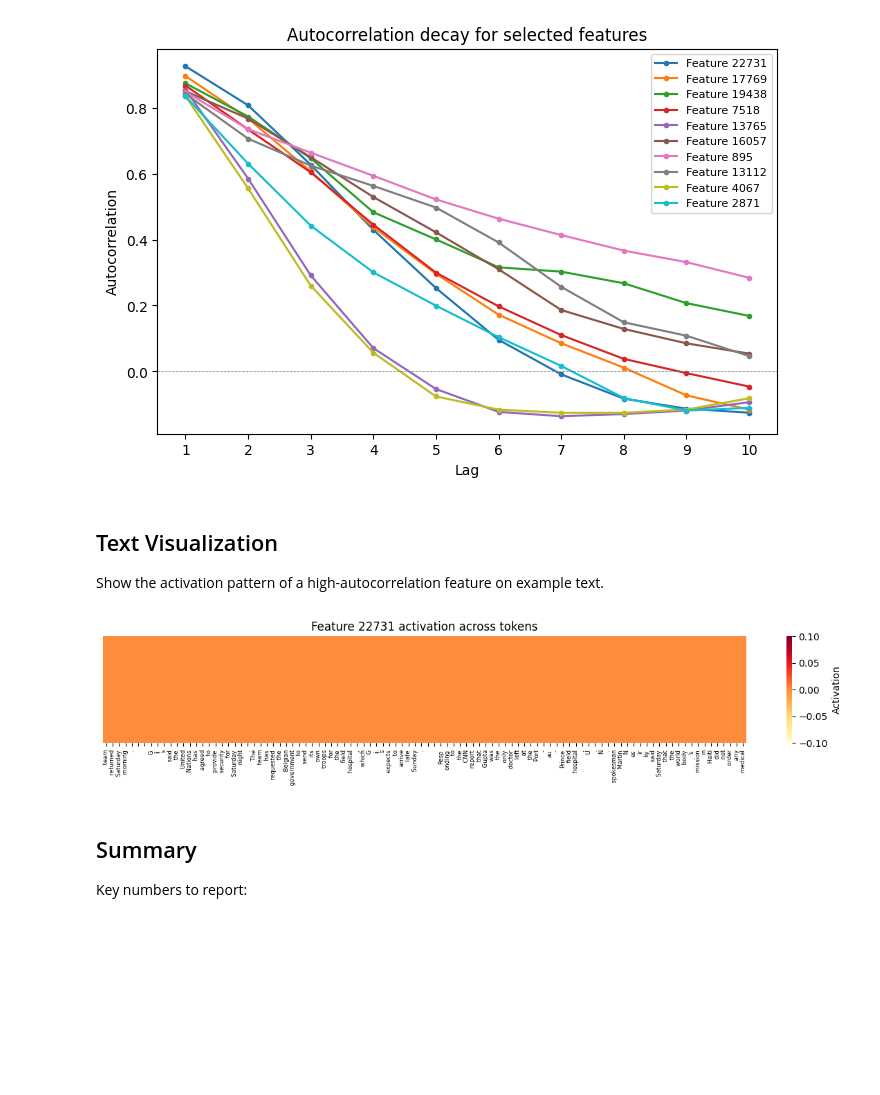
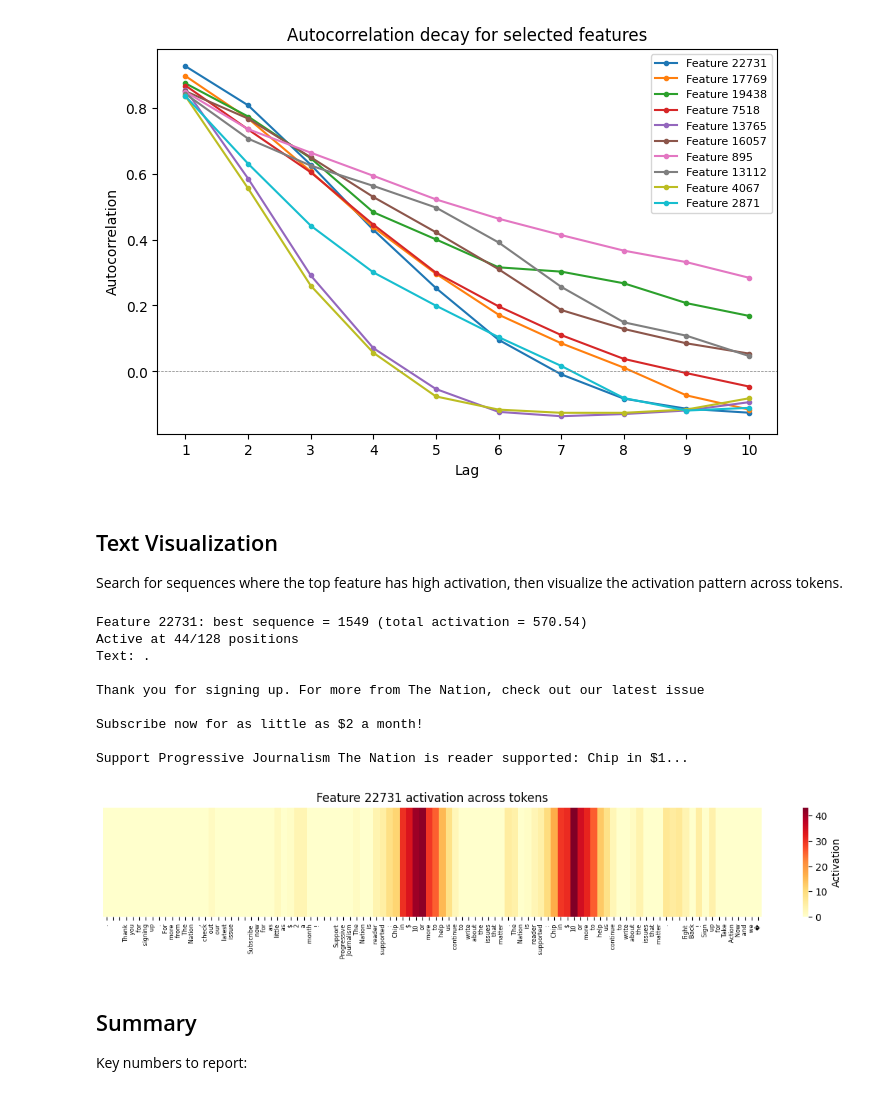
Before and after one commit to chainik1125/temp_xc, a Jupyter notebook: bill/temporal_autocorrelation/notebooks/01_temporal_autocorrelation.ipynb, the cells around one changed output. Saved outputs shown, nothing was run; the diff lists cells and outputs as text; code cells hidden in the pictures; blank space fills up the shorter version.

Commit message:
Improve text visualization cell in notebook
Track best sequence per feature during main loop instead of
re-running all batches. Visualization now does a single forward
pass to render the heatmap.

```diff
--- a/bill/temporal_autocorrelation/notebooks/01_temporal_autocorrelation.ipynb
+++ b/bill/temporal_autocorrelation/notebooks/01_temporal_autocorrelation.ipynb
@@ -92,6 +92,10 @@ We never materialize the full `[N, T, D]` tensor. Each batch is ~50MB of feature
 # %%
 num_features = sae.cfg.d_sae
 stats = FeatureStatistics(num_features=num_features, max_lag=config.max_lag)
+
+# Track which sequence has the highest total activation per feature (for visualization later)
+best_seq_idx = np.zeros(num_features, dtype=np.int64)
+best_total_act = np.zeros(num_features)
 
 num_batches = (config.num_sequences + config.batch_size - 1) // config.batch_size
 
@@ -107,6 +111,14 @@ for batch_idx in tqdm(range(num_batches), desc="Processing batches"):
     for i in range(batch_acts.shape[0]):
         stats.update(batch_acts[i], min_activations=config.min_activations_for_autocorr)
 
+    # Track best sequence per feature
+    total_acts = batch_acts.sum(axis=1)  # [B, D]
+    batch_best = total_acts.argmax(axis=0)  # [D]
+    batch_best_vals = total_acts[batch_best, np.arange(num_features)]  # [D]
+    improved = batch_best_vals > best_total_act
+    best_total_act[improved] = batch_best_vals[improved]
+    best_seq_idx[improved] = start + batch_best[improved]
+
 stats.finalize()
 print(f"Total positions processed: {stats.total_positions}")
 print(f"Features with valid magnitude: {(~np.isnan(stats.mean_magnitude_when_active)).sum()}")
@@ -249,29 +261,44 @@ Top 10 features by mean lag-1 autocorrelation:
   Feature  4067: lag-1 AC = 0.8355, magnitude = 22.3246, frequency = 0.0007
   Feature  2871: lag-1 AC = 0.8353, magnitude = 1.7564, frequency = 0.0055
 [figure]
-# %% [markdown]
-## Text Visualization
-
-Show the activation pattern of a high-autocorrelation feature on example text.
+# %% [markdown]
+## Text Visualization
+
+Search for sequences where the top feature has high activation, then visualize the activation pattern across tokens.
 # %%
-# Use the top feature and first sequence
 viz_feature = top_feature_ids[0]
-viz_tokens = tokens[0].to(device)
+seq_idx = best_seq_idx[viz_feature]
+
+print(f"Feature {viz_feature}: best sequence = {seq_idx} (total activation = {best_total_act[viz_feature]:.2f})")
+
+# Single forward pass for just this one sequence
 viz_acts = extract_sae_features_batch(
-    model, sae, viz_tokens.unsqueeze(0), config.hook_point
+    model, sae, tokens[seq_idx].unsqueeze(0).to(device), config.hook_point
 )
+token_strings = [model.tokenizer.decode(t.item()) for t in tokens[seq_idx]]
 
-token_strings = [model.tokenizer.decode(t.item()) for t in tokens[0]]
+num_active = (viz_acts[0, :, viz_feature] > 0).sum()
+print(f"Active at {num_active}/{config.seq_length} positions")
+print(f"Text: {model.tokenizer.decode(tokens[seq_idx].tolist())[:200]}...")
 
 fig = plot_token_activation_heatmap(
     viz_acts[0, :, viz_feature],
     token_strings,
     viz_feature,
     output_path=config.output_dir / f"token_heatmap_feature_{viz_feature}.png",
 )
 fig.show()
 # %% [output]
+Feature 22731: best sequence = 1549 (total activation = 570.54)
+Active at 44/128 positions
+Text: .
+
+Thank you for signing up. For more from The Nation, check out our latest issue
+
+Subscribe now for as little as $2 a month!
+
+Support Progressive Journalism The Nation is reader supported: Chip in $1...
-[figure, old version]
+[figure, new version]
 # %% [markdown]
 ## Summary
 
```
